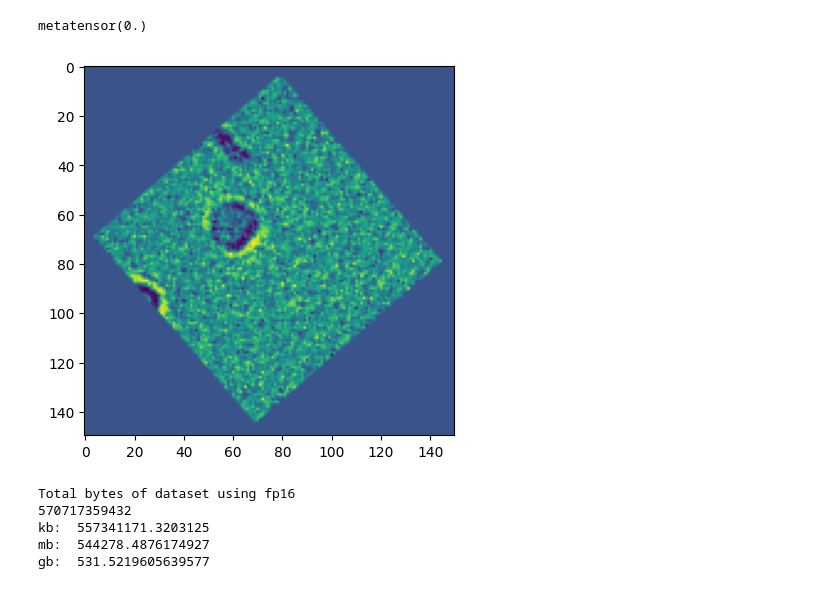
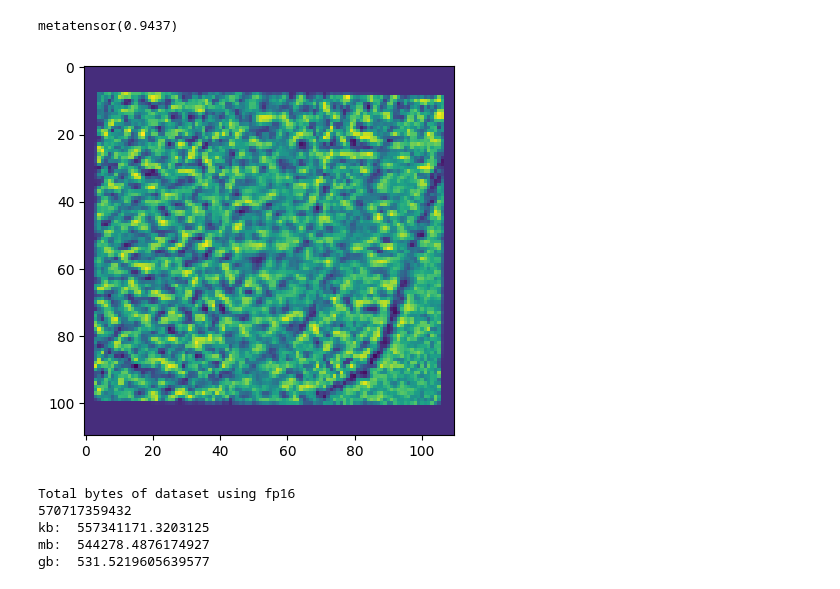
Before and after one commit to hmhornung/BYU-Locating-Bacterial-Flagellar-Motors, a Jupyter notebook: preprocess/augment.ipynb, the cells around one changed output. Saved outputs shown, nothing was run; the diff lists cells and outputs as text; code cells hidden in the pictures.

```diff
--- a/preprocess/augment.ipynb
+++ b/preprocess/augment.ipynb
@@ -105,32 +116,26 @@ tgt = augment.get_heatmap(src.shape, [[52,587,575]], 30)
 gpu = False
 src = torch.Tensor(src).to(torch.float16)
 tgt = torch.Tensor(tgt).to(torch.float16)
-sample = rand_aug(src=src,
-         tgt=tgt,
-         aug_params=aug_params,
-         gpu=gpu)
 # %%
 aug_params = {
     "patch_size": (100,100,100),
-    "final_size":   (150,150,150),
+    "final_size":   (110,110,110),
     "flip_prob":  0.5,
     "rot_prob":   1.0,
-    "rot_range":  np.pi / 2
+    "scale_prob": 1.0,
+    "rot_range":  np.pi,
+    "scale_range": 0.2
 }
-sample = rand_aug(src=src,
-         tgt=tgt,
-         aug_params=aug_params,
-         gpu=gpu)
+# sample = rand_aug(src=src,
+#          tgt=tgt,
+#          aug_params=aug_params,
+#          gpu=gpu)
+plt.imshow(sample['src'][0,15,:,:], cmap='viridis')
+# plt.imshow(sample['tgt'][0,50,:,:], cmap='viridis')
+print(sample['tgt'][0,15].max())
+# %% [output]
+metatensor(0.9437)
+[figure, added]
-# %%
-# sample = rand_aug(src=src,
-#          tgt=tgt,
-#          aug_params=aug_params,
-#          gpu=gpu)
-plt.imshow(sample['src'][0,50,:,:], cmap='viridis')
-print(sample['tgt'].max())
-# %% [output]
-metatensor(0.)
-[figure, removed]
 # %%
 df = pd.read_csv(os.path.join('..','data/train_labels.csv'))
 # Assuming df is your DataFrame
```
Also changed, not shown: parts of 5 cells of this notebook, 3 other files.
